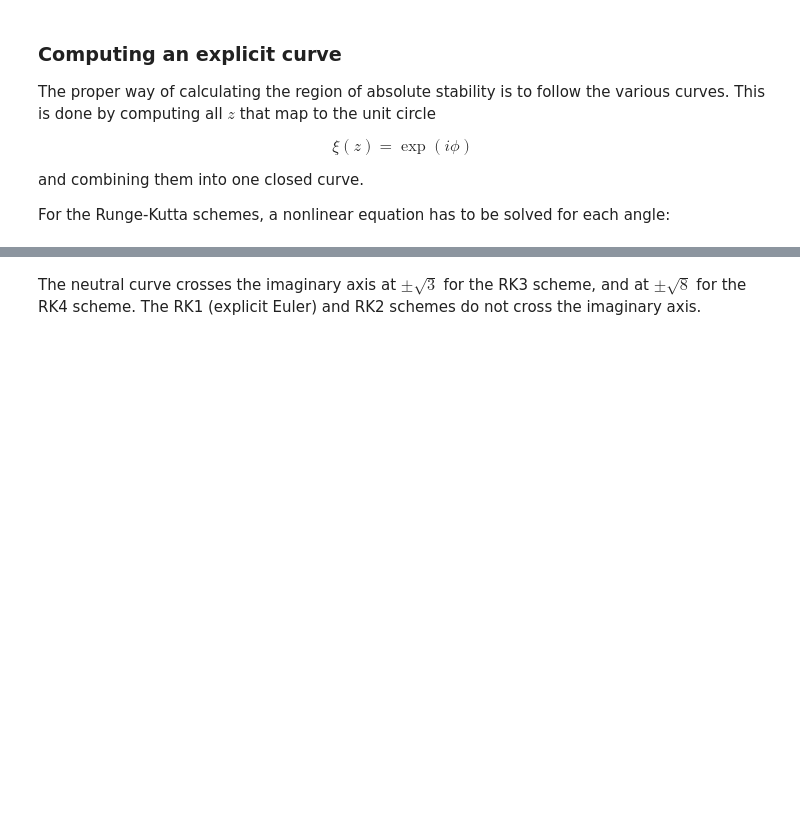
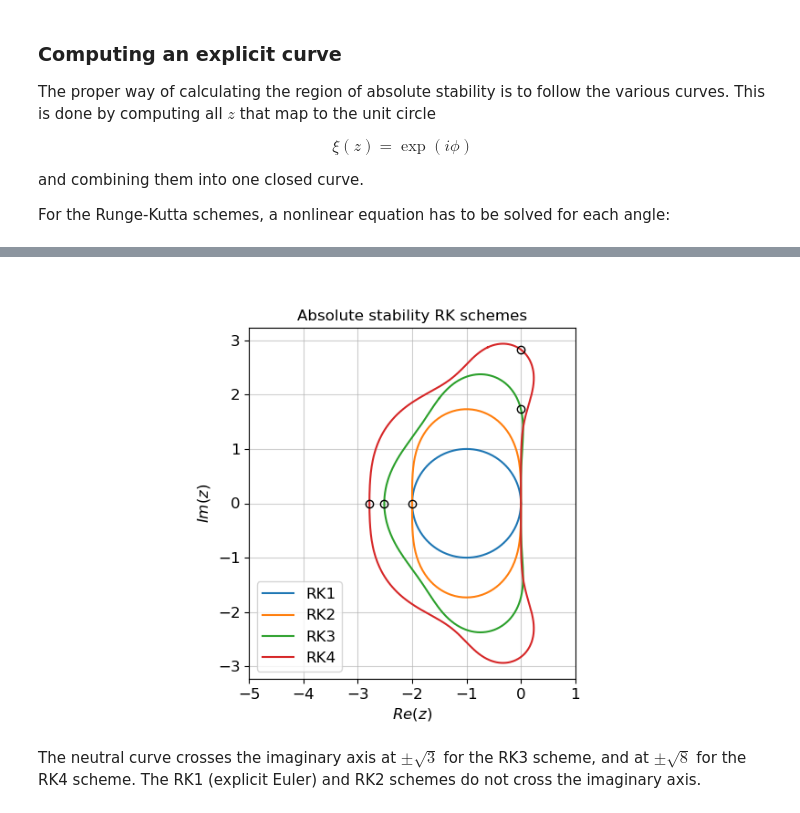
Before and after one commit to pschlatt1/notebooks, a Jupyter notebook: rk.ipynb, the cells around one changed output, grey strips where cells are left out. Drawn from its saved outputs; the diff is of its cells as text; code cells hidden in the pictures; blank space fills up the shorter version.

```diff
--- a/rk.ipynb
+++ b/rk.ipynb
@@ -143,6 +141,9 @@ plt.grid()
 plt.legend(loc='lower left')
 plt.plot(0,np.sqrt(3),'ko')
 plt.plot(0,np.sqrt(8),'ko')
+plt.plot(-2,0,'ko')
+plt.plot(-2.52,0,'ko')
+plt.plot(-2.785,0,'ko')
 plt.show()
 #plt.savefig('rk.pdf')
 # %% [output]
@@ -151,3 +150,4 @@ plt.show()
+[figure, added]
 # %% [markdown]
 The neutral curve crosses the imaginary axis at $\pm \sqrt{3}$ for the RK3 scheme, and at $\pm \sqrt{8}$ for the RK4 scheme. The RK1 (explicit Euler) and RK2 schemes do not cross the imaginary axis.
 # %% [markdown]
```
Also changed, not shown: parts of 5 cells of this notebook.
